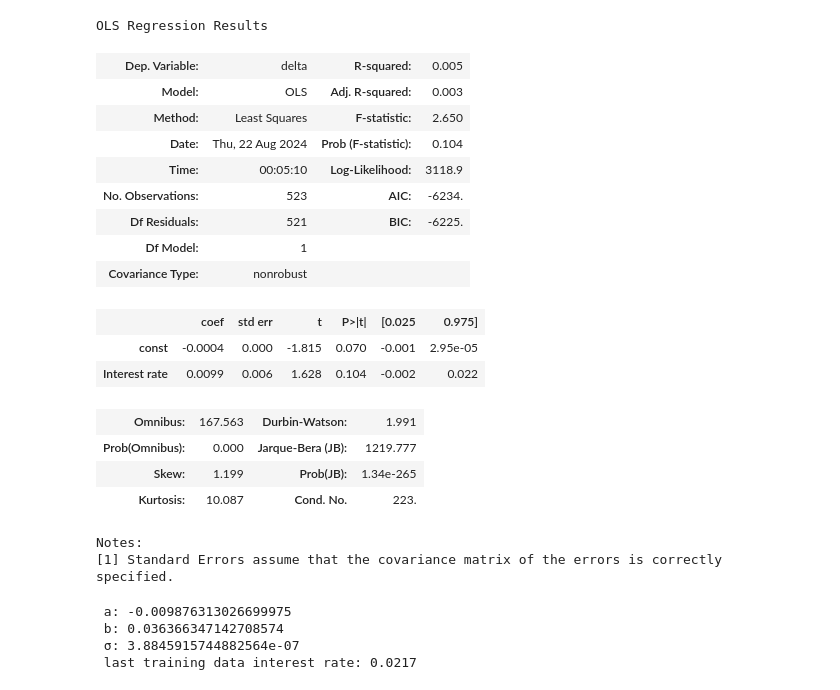
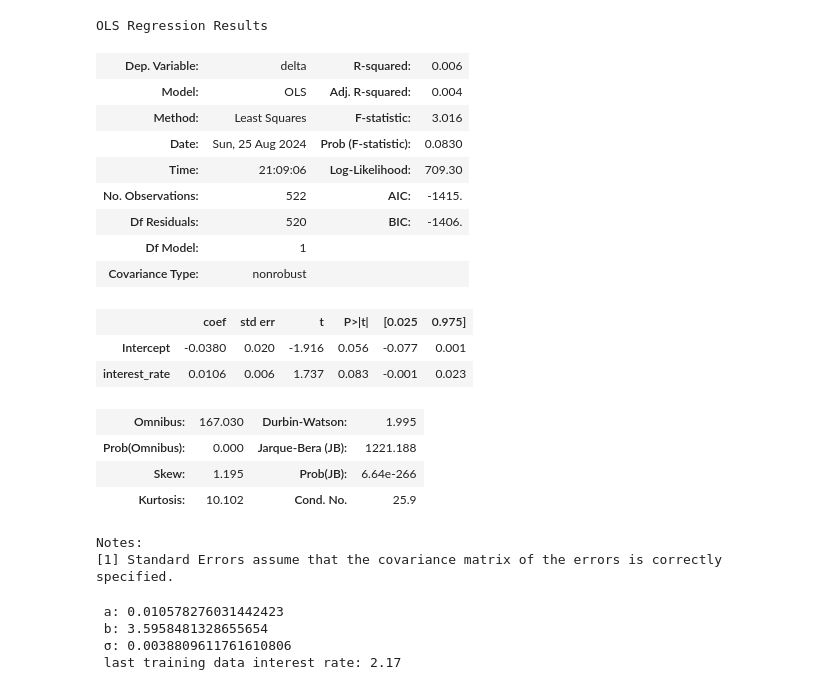
Before and after one commit to alisdghnia/vasicek, a Jupyter notebook: Vasicek-model.ipynb, the cells around one changed output. Cells and saved outputs as stored; diff of their text form; code cells hidden in the pictures.

```diff
--- a/Vasicek-model.ipynb
+++ b/Vasicek-model.ipynb
@@ -55,37 +60,37 @@ plt.show()
-# %%
-linreg = sm.OLS(y_train, x_train).fit()
-linreg.summary()
-# %% [output]
-OLS Regression Results
-| Dep. Variable: | delta | R-squared: | 0.005 |
-| Model: | OLS | Adj. R-squared: | 0.003 |
-| Method: | Least Squares | F-statistic: | 2.650 |
-| Date: | Thu, 22 Aug 2024 | Prob (F-statistic): | 0.104 |
-| Time: | 00:05:10 | Log-Likelihood: | 3118.9 |
-| No. Observations: | 523 | AIC: | -6234. |
-| Df Residuals: | 521 | BIC: | -6225. |
-| Df Model: | 1 |  |  |
-| Covariance Type: | nonrobust |  |  |
-|  | coef | std err | t | P>|t| | [0.025 | 0.975] |
-| const | -0.0004 | 0.000 | -1.815 | 0.070 | -0.001 | 2.95e-05 |
-| Interest rate | 0.0099 | 0.006 | 1.628 | 0.104 | -0.002 | 0.022 |
-| Omnibus: | 167.563 | Durbin-Watson: | 1.991 |
-| Prob(Omnibus): | 0.000 | Jarque-Bera (JB): | 1219.777 |
-| Skew: | 1.199 | Prob(JB): | 1.34e-265 |
-| Kurtosis: | 10.087 | Cond. No. | 223. |
-Notes:
-[1] Standard Errors assume that the covariance matrix of the errors is correctly specified.
+# %%
+linreg = smf.ols('delta ~ interest_rate', data=train).fit()
+linreg.summary()
+# %% [output]
+OLS Regression Results
+| Dep. Variable: | delta | R-squared: | 0.006 |
+| Model: | OLS | Adj. R-squared: | 0.004 |
+| Method: | Least Squares | F-statistic: | 3.016 |
+| Date: | Sun, 25 Aug 2024 | Prob (F-statistic): | 0.0830 |
+| Time: | 21:09:06 | Log-Likelihood: | 709.30 |
+| No. Observations: | 522 | AIC: | -1415. |
+| Df Residuals: | 520 | BIC: | -1406. |
+| Df Model: | 1 |  |  |
+| Covariance Type: | nonrobust |  |  |
+|  | coef | std err | t | P>|t| | [0.025 | 0.975] |
+| Intercept | -0.0380 | 0.020 | -1.916 | 0.056 | -0.077 | 0.001 |
+| interest_rate | 0.0106 | 0.006 | 1.737 | 0.083 | -0.001 | 0.023 |
+| Omnibus: | 167.030 | Durbin-Watson: | 1.995 |
+| Prob(Omnibus): | 0.000 | Jarque-Bera (JB): | 1221.188 |
+| Skew: | 1.195 | Prob(JB): | 6.64e-266 |
+| Kurtosis: | 10.102 | Cond. No. | 25.9 |
+Notes:
+[1] Standard Errors assume that the covariance matrix of the errors is correctly specified.
 # %%
-a_value = -1 * linreg.params[1]
-b_value = linreg.params[0] / a_value
-ir_t = x_train.loc[len(x_train)-1:, 'Interest rate'].values[0] # last value of interest rate on training set
+a_value = linreg.params[1]
+b_value = -1 * linreg.params[0] / a_value
+ir_t = x_train.values[-1] # last value of interest rate on training set
 linreg_mse = linreg.mse_resid # MSE for Residuals / Variance for the model
 print(f' a: {a_value} \n b: {b_value} \n σ: {linreg_mse} \n last training data interest rate: {ir_t}')
 # %% [output]
- a: -0.009876313026699975
- b: 0.036366347142708574
- σ: 3.8845915744882564e-07
- last training data interest rate: 0.0217
+ a: 0.010578276031442423
+ b: 3.5958481328655654
+ σ: 0.0038809611761610806
+ last training data interest rate: 2.17
 # %%
 # forecasting with Vasicek model formula
 vasicek_pred = []
```
Also changed, not shown: parts of 11 cells of this notebook.
